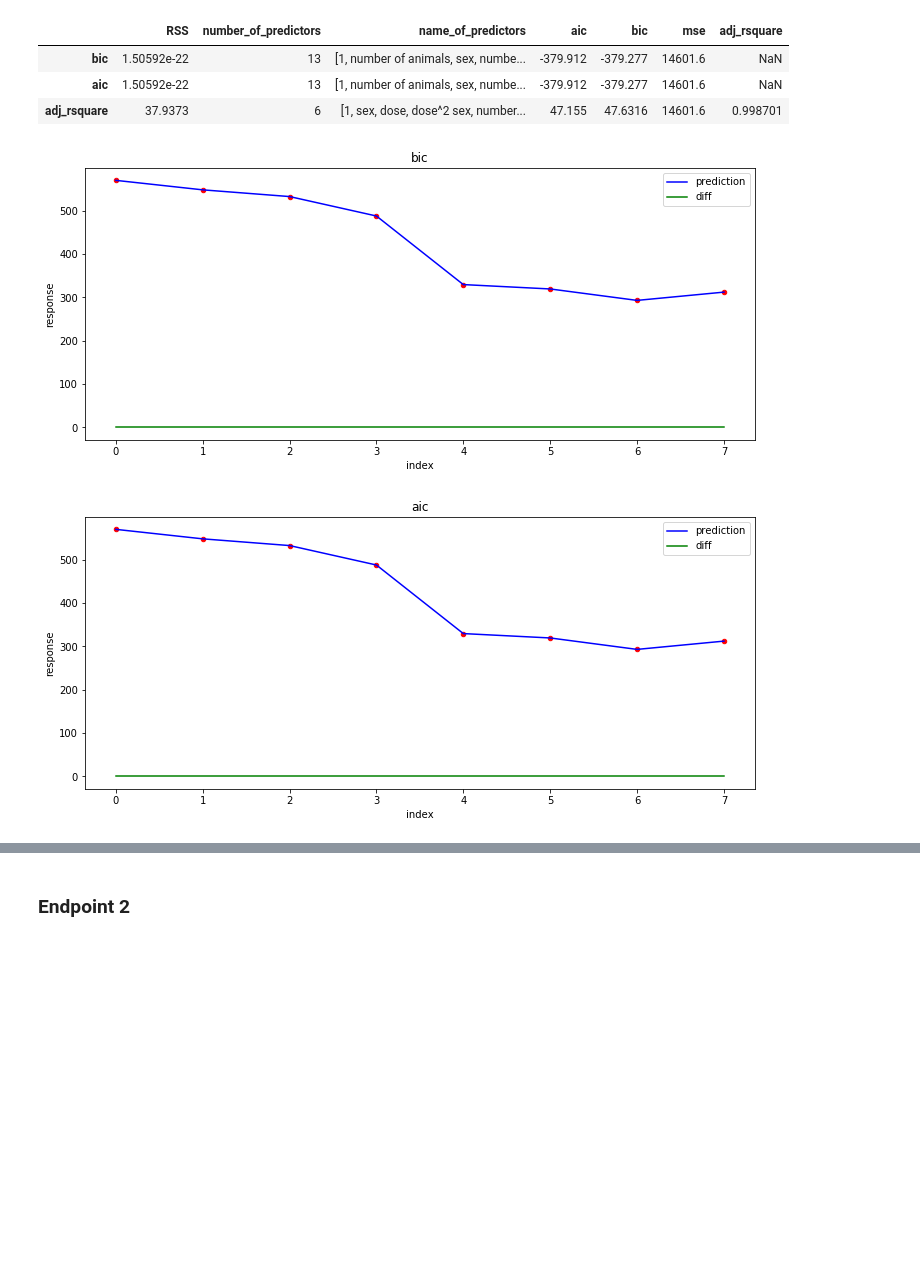
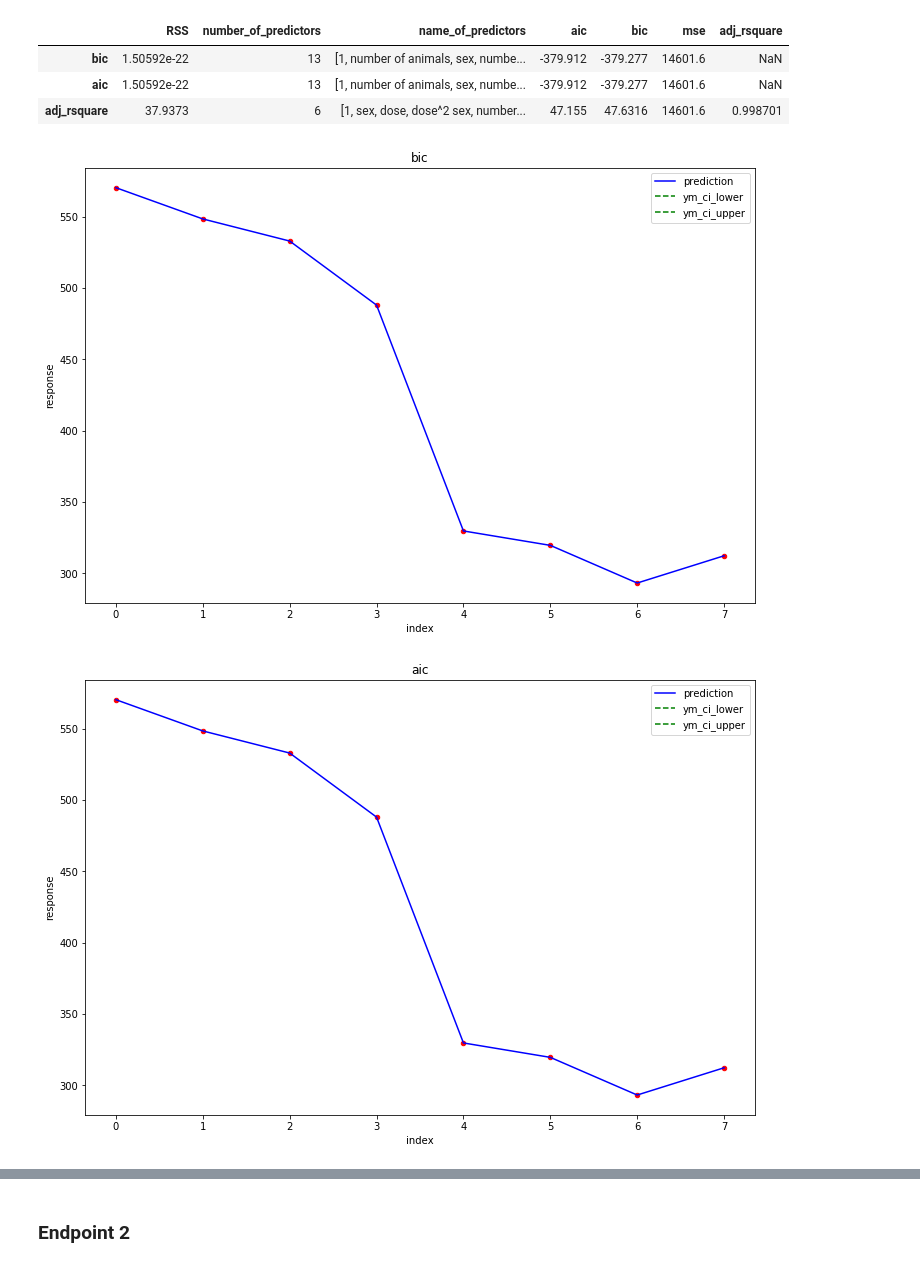
Before and after one commit to AndreaPrati98/EFSA_study, a Jupyter notebook: Notebooks/EFSA_study.ipynb, the cells around one changed output, grey strips where cells are left out. Drawn from its saved outputs; the diff is of its cells as text; code cells hidden in the pictures; blank space fills up the shorter version.

Commit message:
Plot nuovi

```diff
--- a/Notebooks/EFSA_study.ipynb
+++ b/Notebooks/EFSA_study.ipynb
@@ -186,9 +186,9 @@ display(best_models_all[["RSS", "number_of_predictors", "name_of_predictors", "a
 | aic | 1.50592e-22 | 13 | [1, number of animals, sex, numbe... | -379.912 | -379.277 | 14601.6 | NaN |
 | adj_rsquare | 37.9373 | 6 | [1, sex, dose, dose^2 sex, number... | 47.155 | 47.6316 | 14601.6 | 0.998701 |
 # %%
-fn.plot_response_over_prediction(Y, best_models_all.loc["bic"]["Y_pred"], "bic");
-fn.plot_response_over_prediction(Y, best_models_all.loc["aic"]["Y_pred"], "aic");
-fn.plot_response_over_prediction(Y, best_models_all.loc["adj_rsquare"]["Y_pred"], "adj_rsquare");
+fn.plot_response_over_prediction(Y, best_models_all.loc["bic"]["Y_pred"], "bic", wrapper=best_models_all.loc["bic"].model)
+fn.plot_response_over_prediction(Y, best_models_all.loc["aic"]["Y_pred"], "aic", wrapper=best_models_all.loc["aic"].model)
+fn.plot_response_over_prediction(Y, best_models_all.loc["adj_rsquare"]["Y_pred"], "adj_rsquare", wrapper=best_models_all.loc["adj_rsquare"].model)
 # %% [output]
-[figure, old version]
+[figure, new version]
-[figure, old version]
+[figure, new version]
```
Also changed, not shown: parts of 8 cells of this notebook, 1 other file.
